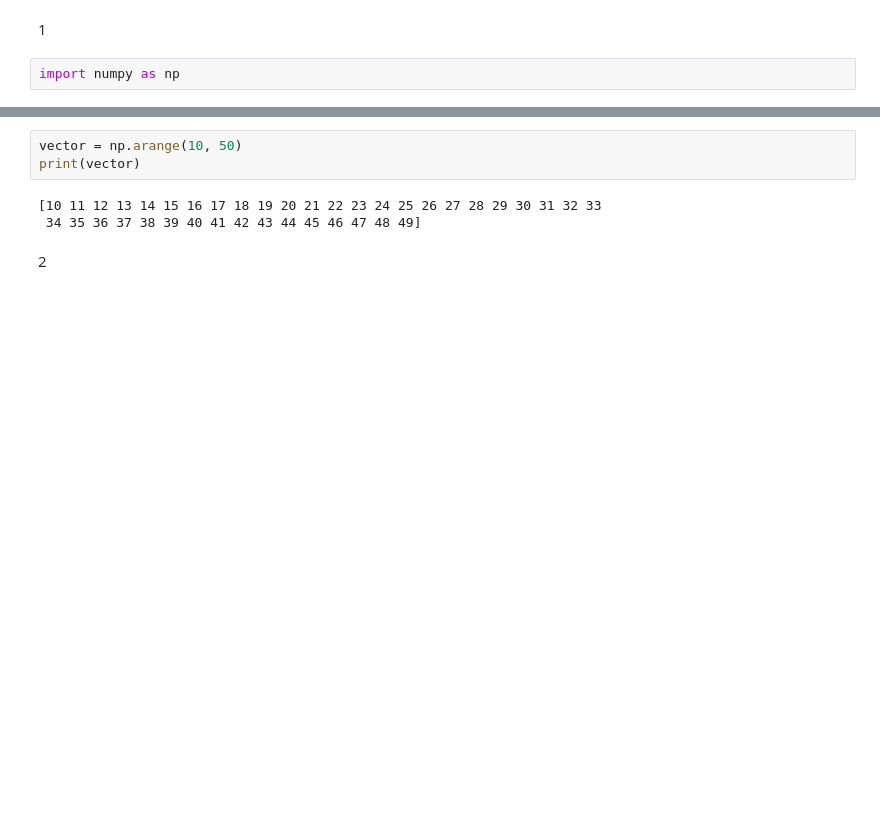
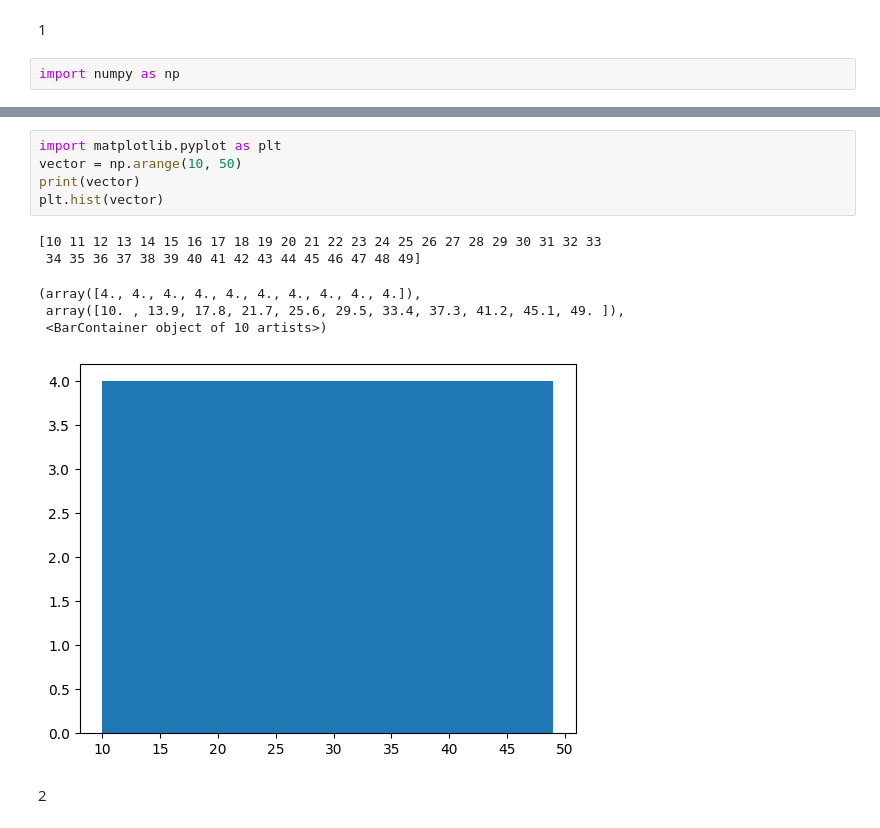
Before and after one commit to azizbek676/pythonhomework, a Jupyter notebook: lesson-15/homework/lesson.ipynb, the cells around one changed output, grey strips where cells are left out. Saved outputs shown, nothing was run; the diff lists cells and outputs as text; blank space fills up the shorter version.

```diff
--- a/lesson-15/homework/lesson.ipynb
+++ b/lesson-15/homework/lesson.ipynb
@@ -9,9 +7,15 @@ ModuleNotFoundError: No module named 'matplotlib'
 # %%
+import matplotlib.pyplot as plt
 vector = np.arange(10, 50)
 print(vector)
+plt.hist(vector)
 # %% [output]
 [10 11 12 13 14 15 16 17 18 19 20 21 22 23 24 25 26 27 28 29 30 31 32 33
  34 35 36 37 38 39 40 41 42 43 44 45 46 47 48 49]
+(array([4., 4., 4., 4., 4., 4., 4., 4., 4., 4.]),
+ array([10. , 13.9, 17.8, 21.7, 25.6, 29.5, 33.4, 37.3, 41.2, 45.1, 49. ]),
+ <BarContainer object of 10 artists>)
+[figure, added]
 # %% [markdown]
 2
 # %%
```
Also changed, not shown: parts of 15 cells of this notebook.
